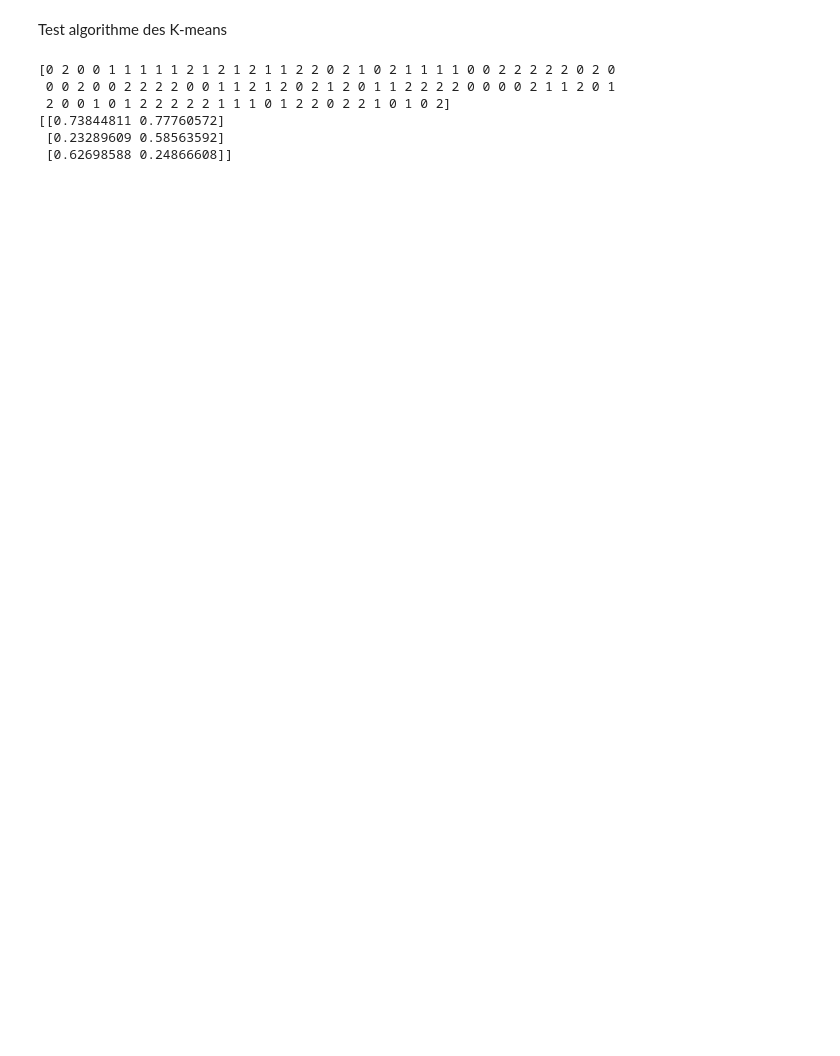
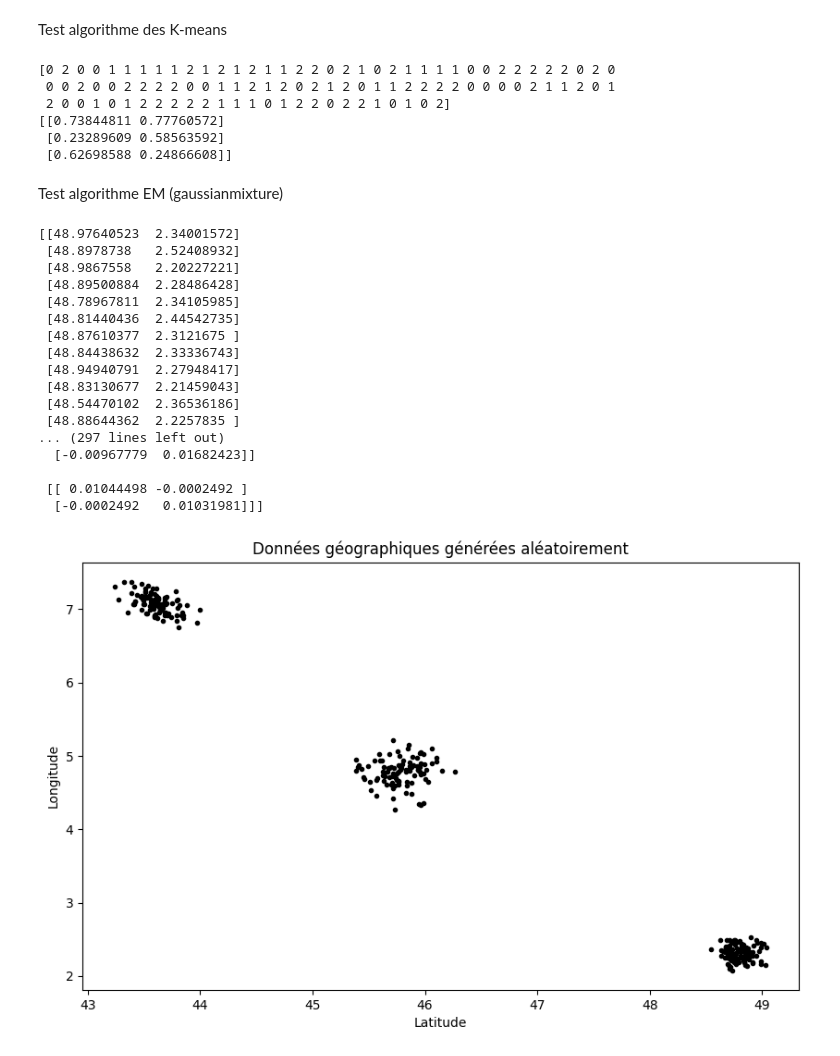
Before and after one commit to Augustin0412/MemoirePaulAugustin2, a Jupyter notebook: k_means.ipynb, the cells around one changed output. Cells and saved outputs as stored; diff of their text form; code cells hidden in the pictures; blank space fills up the shorter version.

```diff
--- a/k_means.ipynb
+++ b/k_means.ipynb
@@ -27,3 +27,69 @@ print(kmeans.cluster_centers_)  #position centre cluster
 [[0.73844811 0.77760572]
  [0.23289609 0.58563592]
  [0.62698588 0.24866608]]
+# %% [markdown]
+Test algorithme EM (gaussianmixture)
+# %%
+# Importer les bibliothèques nécessaires
+import numpy as np
+import matplotlib.pyplot as plt
+from sklearn.mixture import GaussianMixture
+
+# Générer des données aléatoires à partir de trois distributions gaussiennes multivariées
+np.random.seed(0) # fixer la graine aléatoire pour la reproductibilité
+n_samples = 100 # nombre d'échantillons par distribution
+mean1 = [48.8, 2.3] # moyenne du premier groupe (correspondant à Paris)
+cov1 = [[0.01, 0], [0, 0.01]] # covariance du premier groupe
+mean2 = [43.6, 7.1] # moyenne du deuxième groupe (correspondant à Nice)
+cov2 = [[0.02, -0.01], [-0.01, 0.02]] # covariance du deuxième groupe
+mean3 = [45.8, 4.8] # moyenne du troisième groupe (correspondant à Lyon)
+cov3 = [[0.03, 0], [0, 0.03]] # covariance du troisième groupe
+X1 = np.random.multivariate_normal(mean1, cov1, n_samples) # générer les échantillons du premier groupe
+X2 = np.random.multivariate_normal(mean2, cov2, n_samples) # générer les échantillons du deuxième groupe
+X3 = np.random.multivariate_normal(mean3, cov3, n_samples) # générer les échantillons du troisième groupe
+X = np.concatenate((X1,X2,X3)) # concaténer les échantillons en une seule matrice
+print(X)
+
+# Afficher les données générées sur un graphique
+plt.figure(figsize=(10,6)) # créer une figure avec une taille donnée
+plt.scatter(X[:,0], X[:,1], c='black', marker='.') # tracer les points avec une couleur et un marqueur donnés
+plt.xlabel('Latitude') # ajouter un label pour l'axe des x
+plt.ylabel('Longitude') # ajouter un label pour l'axe des y
+plt.title('Données géographiques générées aléatoirement') # ajouter un titre au graphique
+
+# Appliquer l'algorithme EM avec le nombre de clusters fixé à 3
+gm = GaussianMixture(n_components=3) # créer un objet GaussianMixture avec le nombre de composantes fixé à 3
+gm.fit(X) # ajuster le modèle aux données
+y_pred = gm.predict(X) # prédire le cluster de chaque point
+
+# Afficher les résultats de l'algorithme EM sur un autre graphique
+plt.figure(figsize=(10,6)) # créer une autre figure avec une taille donnée
+plt.scatter(X[:,0], X[:,1], c=y_pred, marker='.') # tracer les points avec une couleur correspondant au cluster prédit et un marqueur donné
+plt.xlabel('Latitude') # ajouter un label pour l'axe des x
+plt.ylabel('Longitude') # ajouter un label pour l'axe des y
+plt.title('Résultats de l\'algorithme EM') # ajouter un titre au graphique
+
+# Afficher les paramètres des distributions estimés par l'algorithme EM
+print('Moyennes des distributions:')
+print(gm.means_)
+print('Covariances des distributions:')
+print(gm.covariances_)
+# %% [output]
+[[48.97640523  2.34001572]
+ [48.8978738   2.52408932]
+ [48.9867558   2.20227221]
+ [48.89500884  2.28486428]
+ [48.78967811  2.34105985]
+ [48.81440436  2.44542735]
+ [48.87610377  2.3121675 ]
+ [48.84438632  2.33336743]
+ [48.94940791  2.27948417]
+ [48.83130677  2.21459043]
+ [48.54470102  2.36536186]
+ [48.88644362  2.2257835 ]
+... (297 lines left out)
+  [-0.00967779  0.01682423]]
+
+ [[ 0.01044498 -0.0002492 ]
+  [-0.0002492   0.01031981]]]
+[figure, added]
```
Also changed, not shown: parts of 1 cell of this notebook, 1 other file.
